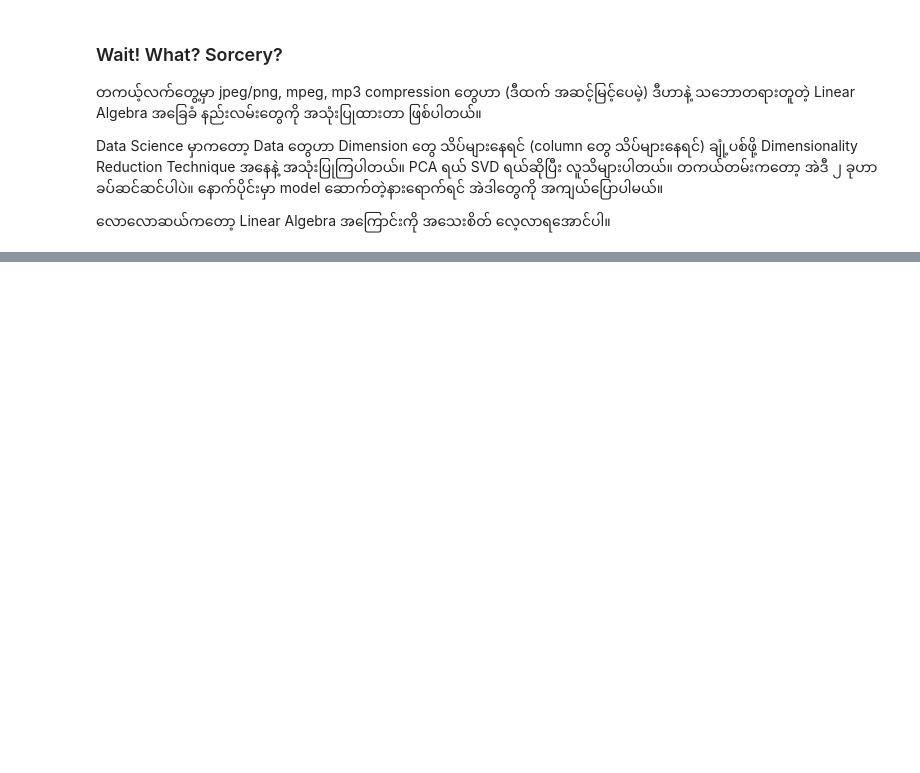
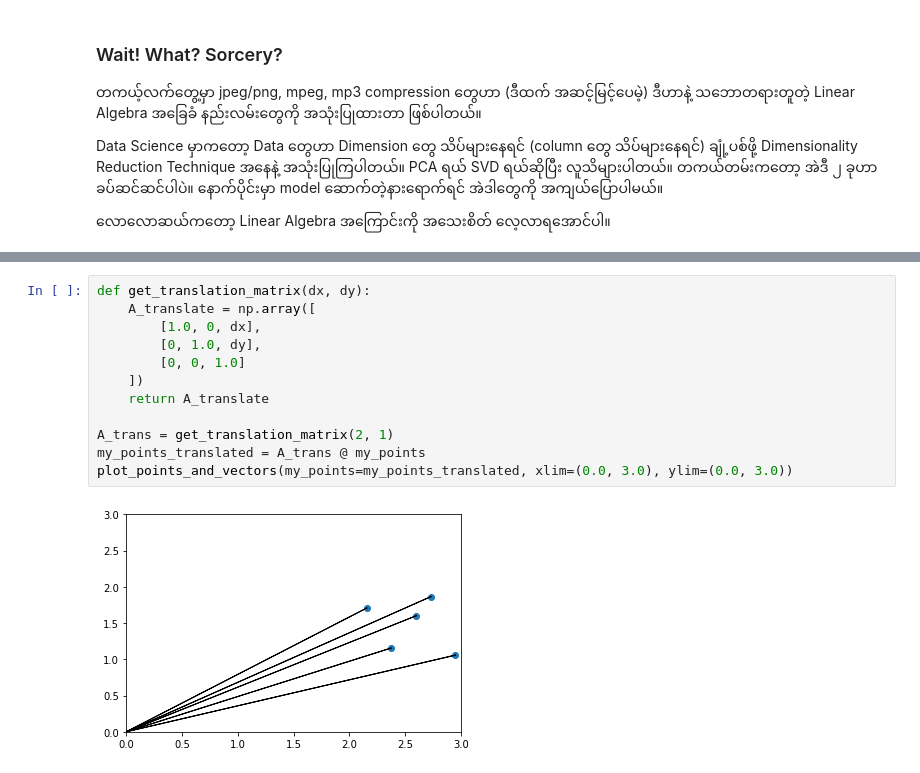
Before and after one commit to neolaw84/data_science_using_python_labs, a Jupyter notebook: week07/02_linear_algebra.ipynb, the cells around one changed output, grey strips where cells are left out. Drawn from its saved outputs; the diff is of its cells as text; blank space fills up the shorter version.

```diff
--- a/week07/02_linear_algebra.ipynb
+++ b/week07/02_linear_algebra.ipynb
@@ -79,0 +96,14 @@ Data Science မှာကတော့ Data တွေဟာ Dimension တွေ
+# %%
+def get_translation_matrix(dx, dy):
+    A_translate = np.array([
+        [1.0, 0, dx],
+        [0, 1.0, dy],
+        [0, 0, 1.0]
+    ])
+    return A_translate
+
+A_trans = get_translation_matrix(2, 1)
+my_points_translated = A_trans @ my_points
+plot_points_and_vectors(my_points=my_points_translated, xlim=(0.0, 3.0), ylim=(0.0, 3.0))
+# %% [output]
+[figure, added]
```
Also changed, not shown: parts of 4 cells of this notebook, 1 other file.
